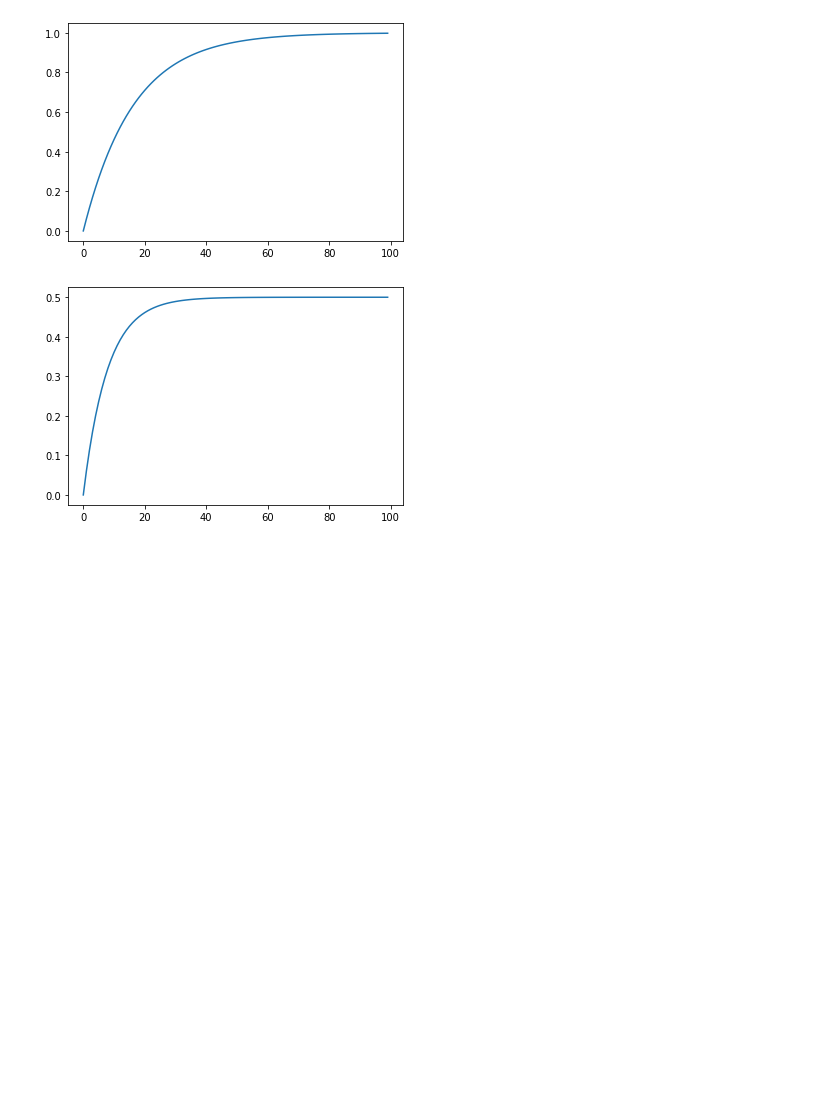
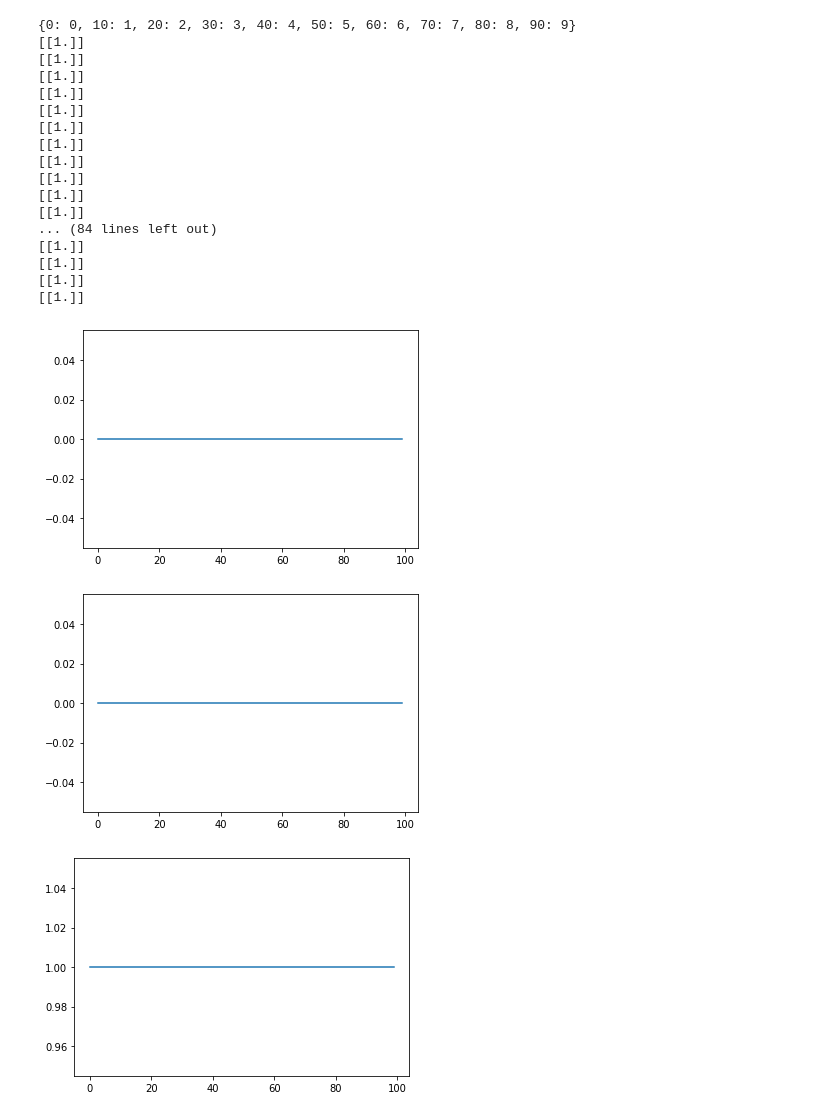
Before and after one commit to stratisMarkou/random-walks, a Jupyter notebook: content/misc/sde-as-gp/sde-as-gp.ipynb, the cells around one changed output. Cells and saved outputs as stored; diff of their text form; code cells hidden in the pictures; blank space fills up the shorter version.

Commit message:
wrote buggy forawrd/backward code

```diff
--- a/content/misc/sde-as-gp/sde-as-gp.ipynb
+++ b/content/misc/sde-as-gp/sde-as-gp.ipynb
@@ -11,12 +11,13 @@ def ou_cov(sigma, gamma, t, t_):
 
 
 t0 = 0.
-t1 = 6.
+t1 = 20.
 
 sigma = 1.
 gamma = 1.
 
 num_pts = 100
+idx = num_pts // 10
 
 np.random.seed(0)
 
@@ -27,6 +28,6 @@ x_cov = ou_cov(sigma=sigma, gamma=gamma, t=t, t_=t)
 x = np.random.multivariate_normal(mean=x_mean, cov=x_cov)
 
 plt.plot(t, x, color='k', zorder=1)
-plt.scatter(t[::10], x[::10], marker='x', color='red', zorder=2)
+plt.scatter(t[::idx], x[::idx], marker='x', color='red', zorder=2)
 # %% [output]
 <matplotlib.collections.PathCollection at 0x...>
@@ -34,13 +34,0 @@ plt.scatter(t[::10], x[::10], marker='x', color='red', zorder=2)
-# %%
-def forward(b, A, Sigma, dt):
-
-    for i in range(len(b) - 1):
-
-        m[i + 1] = m[i] + (- np.dot(A[i], m[i]) + b[i]) * dt
-        S[i + 1] = S[i] + (- np.dot(A[i], S[i]) - np.dot(S[i], A[i].T) + Sigma) * dt
-
-    return m, S
-
-
-def backward(b, A, psi, lamda):
-    pass
@@ -47,23 +109,66 @@ def backward(b, A, psi, lamda):
 # %%
 b = np.ones((num_pts, 1))
 A = np.ones((num_pts, 1, 1))
 
 lamda = np.zeros((num_pts, 1))
 psi = np.zeros((num_pts, 1, 1))
 
 m = np.zeros((num_pts, 1))
 S = np.zeros((num_pts, 1, 1))
 
 Sigma = sigma * np.eye(1)
 dt = (t1 - t0) / num_pts
 
-m_, S_ = forward(b=b, A=A, Sigma=Sigma, dt=dt)
+t_train = dict(zip(np.arange(0, num_pts, idx), np.arange(0, 10)))
+print(t_train)
+x_train = x[::idx]
+
+m_, S_ = forward(m0=x_train[0],
+                 S0=0.1,
+                 b=b,
+                 A=A,
+                 Sigma=Sigma,
+                 dt=dt)
+
+psi, lamda, b_, A_ = backward(b=b,
+                              A=A,
+                              m=m_,
+                              S=S_,
+                              Sigma=Sigma,
+                              gamma=gamma,
+                              psi=psi,
+                              lamda=lamda,
+                              t=t_train,
+                              x=x_train,
+                              dt=dt)
 
 
 plt.plot(m[:, 0])
 plt.show()
 plt.plot(S[:, 0, 0])
 plt.show()
+plt.plot(A_[:, 0, 0])
+plt.show()
+plt.plot(b_[:, 0])
+plt.show()
 # %% [output]
+{0: 0, 10: 1, 20: 2, 30: 3, 40: 4, 50: 5, 60: 6, 70: 7, 80: 8, 90: 9}
+[[1.]]
+[[1.]]
+[[1.]]
+[[1.]]
+[[1.]]
+[[1.]]
+[[1.]]
+[[1.]]
+[[1.]]
+[[1.]]
+[[1.]]
+... (84 lines left out)
+[[1.]]
+[[1.]]
+[[1.]]
+[[1.]]
-[figure, old version]
+[figure, new version]
-[figure, old version]
+[figure, new version]
+[figure, added]
```
Also changed, not shown: parts of 4 cells of this notebook.
